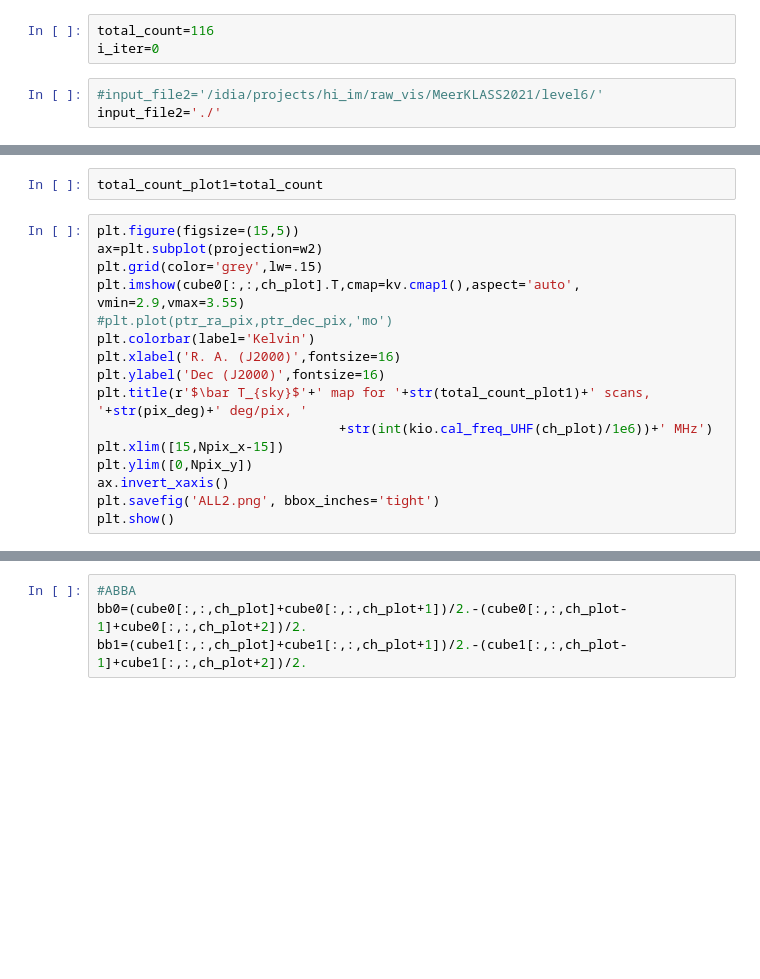
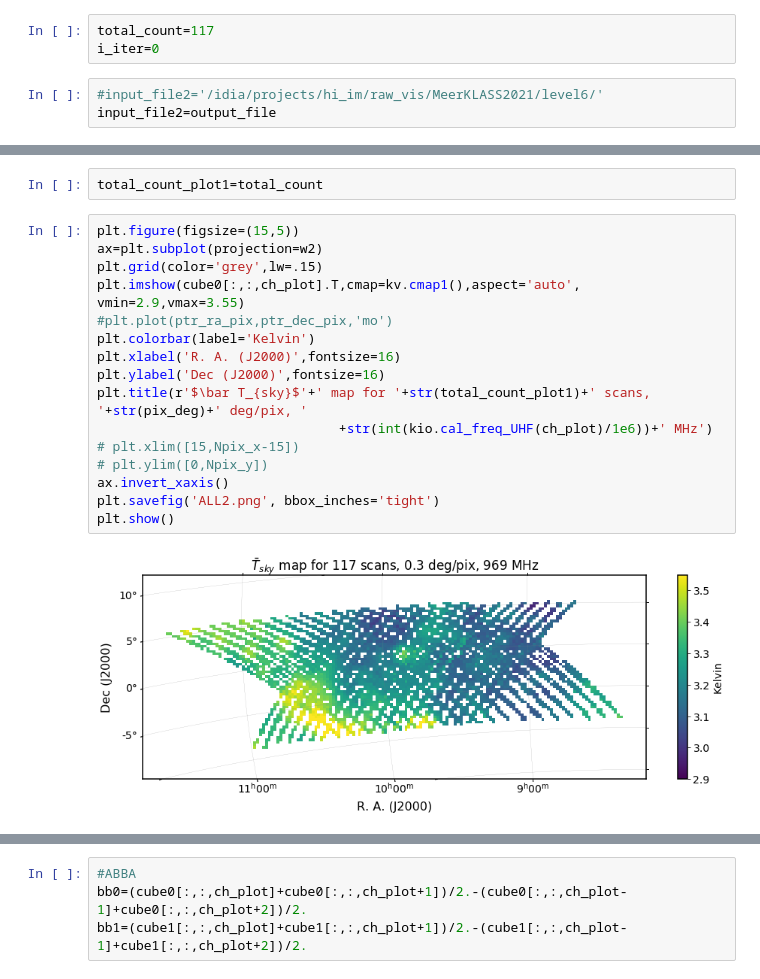
Before and after one commit to astro-tyliu/katcali_pipeline, a Jupyter notebook: level6/KATcali_multi_level6_py3_step1.ipynb, the cells around one changed output, grey strips where cells are left out. Saved outputs shown, nothing was run; the diff lists cells and outputs as text; blank space fills up the shorter version.

```diff
--- a/level6/KATcali_multi_level6_py3_step1.ipynb
+++ b/level6/KATcali_multi_level6_py3_step1.ipynb
@@ -597,9 +1054,9 @@ print (pix_deg, std_sigma, i_iter)
 # %%
-total_count=116
+total_count=117
 i_iter=0
 # %%
 #input_file2='/idia/projects/hi_im/raw_vis/MeerKLASS2021/level6/'
-input_file2='./'
+input_file2=output_file
 # %%
 Fits0=input_file2+'ALL_scan'+str(total_count)+'_Tsky_cube_p0.3d.fits'
 cube0 = fits.open(Fits0)[0].data
@@ -663,19 +1152,21 @@ total_count_plot1=total_count
 # %%
 plt.figure(figsize=(15,5))
 ax=plt.subplot(projection=w2)
 plt.grid(color='grey',lw=.15)
 plt.imshow(cube0[:,:,ch_plot].T,cmap=kv.cmap1(),aspect='auto', vmin=2.9,vmax=3.55)
 #plt.plot(ptr_ra_pix,ptr_dec_pix,'mo')
 plt.colorbar(label='Kelvin')
 plt.xlabel('R. A. (J2000)',fontsize=16)
 plt.ylabel('Dec (J2000)',fontsize=16)
 plt.title(r'$\bar T_{sky}$'+' map for '+str(total_count_plot1)+' scans, '+str(pix_deg)+' deg/pix, '
                                +str(int(kio.cal_freq_UHF(ch_plot)/1e6))+' MHz')
-plt.xlim([15,Npix_x-15])
-plt.ylim([0,Npix_y])
+# plt.xlim([15,Npix_x-15])
+# plt.ylim([0,Npix_y])
 ax.invert_xaxis()
 plt.savefig('ALL2.png', bbox_inches='tight')
 plt.show()
+# %% [output]
+[figure, added]
 # %%
 plt.figure(figsize=(15,5))
 ax=plt.subplot(projection=w2)
```
Also changed, not shown: parts of 32 cells of this notebook, 13 other files.
